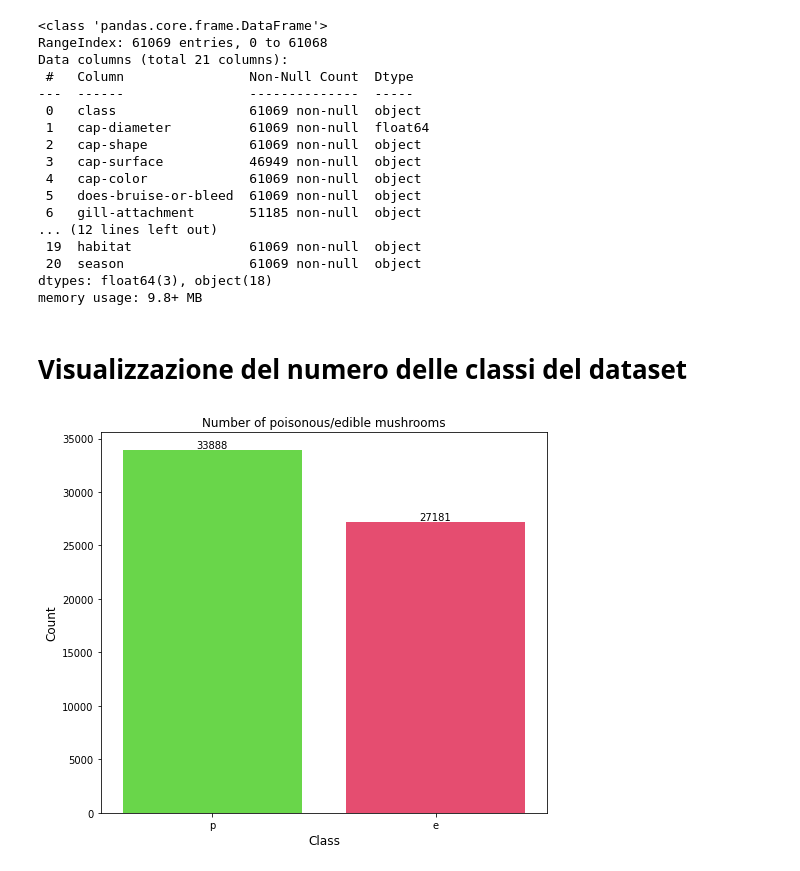
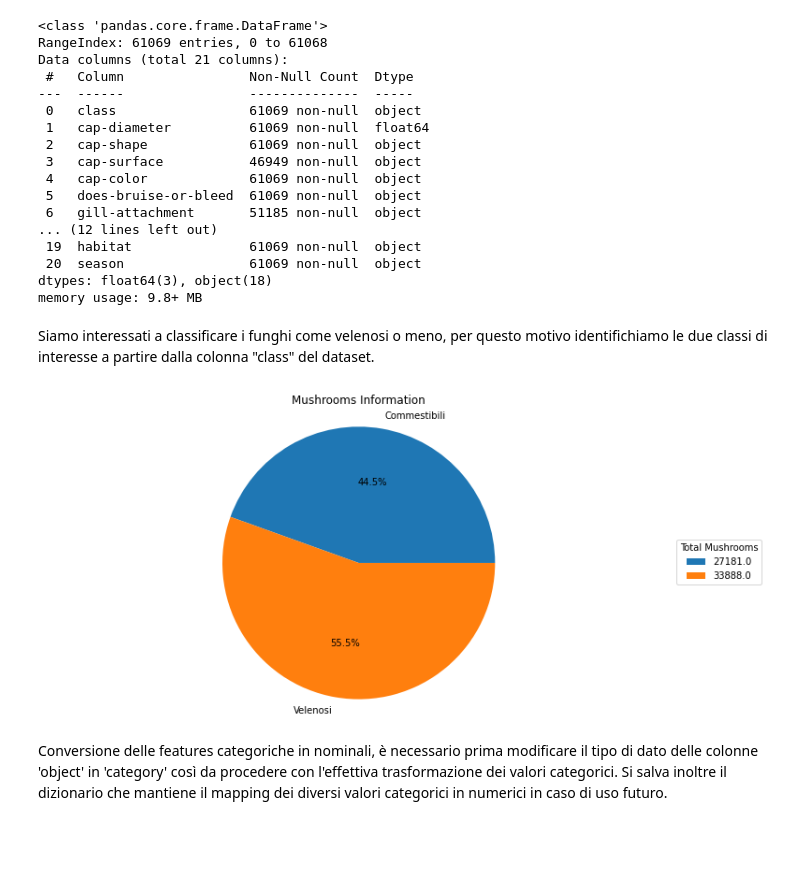
Before and after one commit to danilo-dellorco/ml-project, a Jupyter notebook: mushroom-classification.ipynb, the cells around one changed output. Drawn from its saved outputs; the diff is of its cells as text; code cells hidden in the pictures; blank space fills up the shorter version.

Commit message:
categorical features conversion

```diff
--- a/mushroom-classification.ipynb
+++ b/mushroom-classification.ipynb
@@ -6,2 +7,4 @@ import seaborn as sns
 # %%
-df = pd.read_csv("dataset/secondary_data.csv",sep=";")
+data = pd.read_csv("dataset/secondary_data.csv", sep=";")
+print("Dimension:", data.shape)
+data.head()
@@ -35,18 +37,24 @@ Data columns (total 21 columns):
  20  season                61069 non-null  object
 dtypes: float64(3), object(18)
 memory usage: 9.8+ MB
-# %% [markdown]
-# Visualizzazione del numero delle classi del dataset
-# %%
-count = df['class'].value_counts()
-plt.figure(figsize=(8,7))
-#barplot(x = count.index p/e , y = count.values valori di p/e)
-ax = sns.barplot(count.index, count.values, alpha=0.8, palette="prism")
-ax.bar_label(ax.containers[0])
-plt.ylabel('Count', fontsize=12)
-plt.xlabel('Class', fontsize=12)
-plt.title('Number of poisonous/edible mushrooms')
-#plt.savefig("mushrooms1.png", format='png', dpi=500)
-plt.show()
-# %% [output]
-[figure, removed]
+# %% [markdown]
+Siamo interessati a classificare i funghi come velenosi o meno, per questo motivo identifichiamo le due classi di interesse a partire dalla colonna "class" del dataset.
+# %%
+classes = [{"Commestibili": (data["class"] == "e").sum(), "Velenosi": (data["class"] == "p").sum()}]
+total  = pd.DataFrame(classes)
+total_e = float(total["Commestibili"])
+total_p = float(total["Velenosi"])
+mushrooms = [total_e, total_p]
+mushrooms_labels = 'Commestibili','Velenosi'
+fig, ax = plt.subplots(figsize = (12,6))
+plt.pie(mushrooms,labels=mushrooms_labels,autopct='%1.1f%%')
+plt.title('Mushrooms Information')
+plt.axis('equal')
+plt.legend(mushrooms,title="Total Mushrooms",loc="center left",bbox_to_anchor=(1, 0, 0.5, 1))
+fig.set_facecolor('white')
+plt.show()
+# %% [output]
+[figure, added]
+# %% [markdown]
+Conversione delle features categoriche in nominali, è necessario prima modificare il tipo di dato delle colonne 'object' in 'category' così da procedere con l'effettiva trasformazione dei valori categorici.
+Si salva inoltre il dizionario che mantiene il mapping dei diversi valori categorici in numerici in caso di uso futuro.
```
Also changed, not shown: parts of 7 cells of this notebook.
